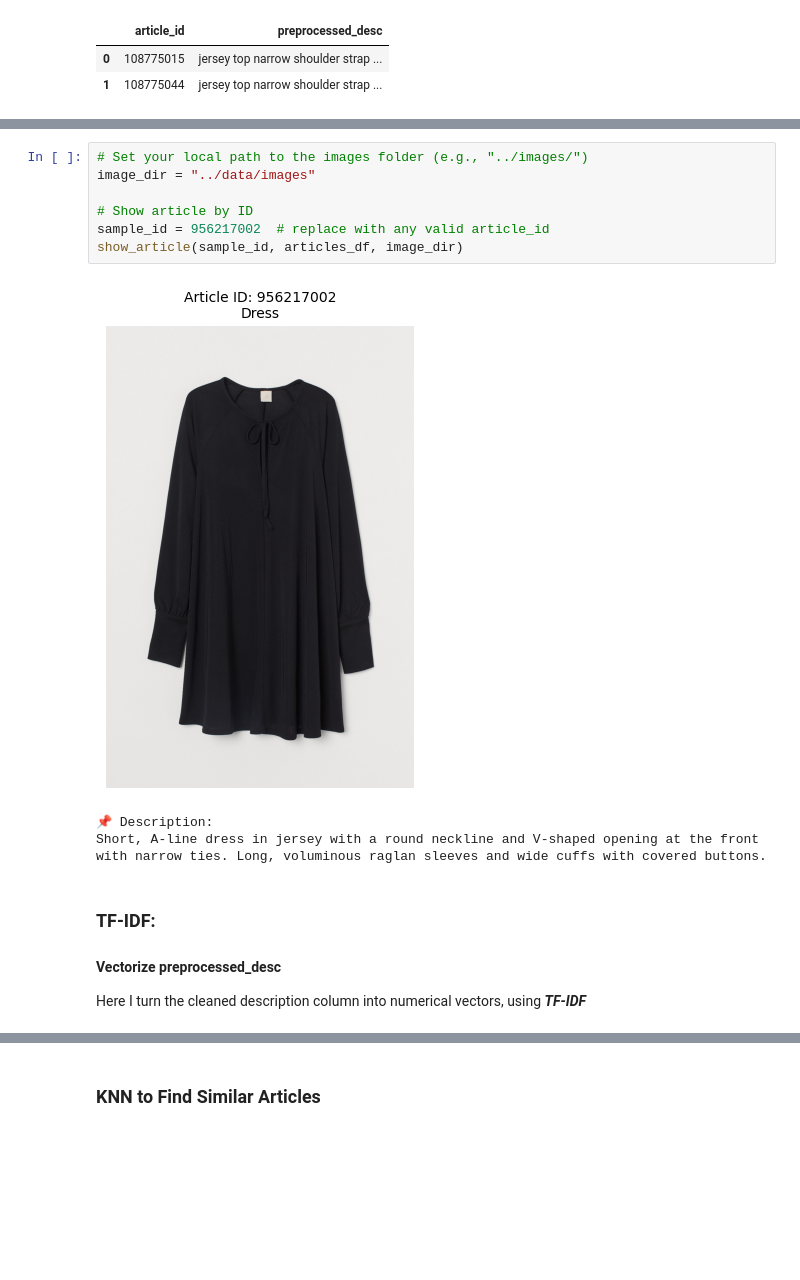
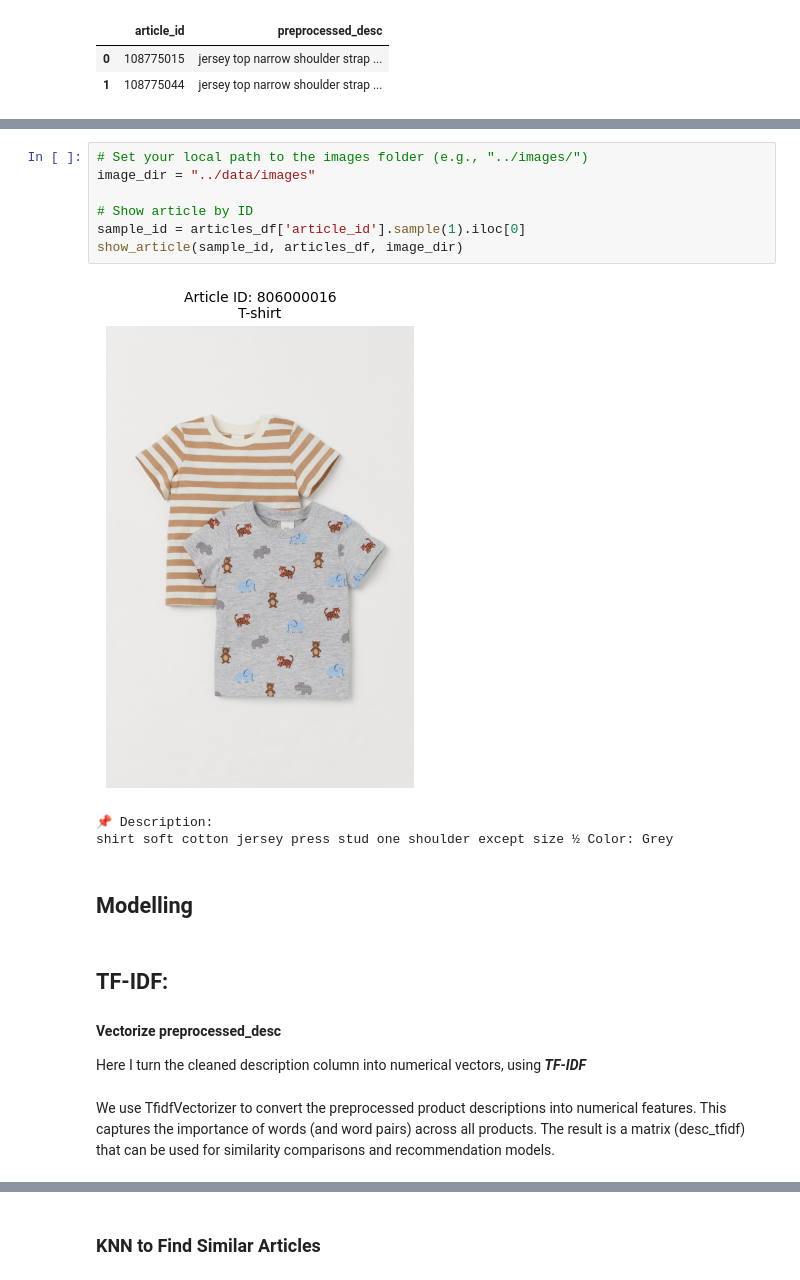
Before and after one commit to parisrahmani/HM-NLP-Recommender, a Jupyter notebook: notebooks/02-ContentBaseRecommendation.ipynb, the cells around one changed output, grey strips where cells are left out. Cells and saved outputs as stored; diff of their text form; blank space fills up the shorter version.

```diff
--- a/notebooks/02-ContentBaseRecommendation.ipynb
+++ b/notebooks/02-ContentBaseRecommendation.ipynb
@@ -132,18 +127,22 @@ Name: article_id, dtype: int64
-# %%
-# Set your local path to the images folder (e.g., "../images/")
-image_dir = "../data/images"
-
-# Show article by ID
-sample_id = 956217002  # replace with any valid article_id
-show_article(sample_id, articles_df, image_dir)
-# %% [output]
-[figure, removed]
-📌 Description:
-Short, A-line dress in jersey with a round neckline and V-shaped opening at the front with narrow ties. Long, voluminous raglan sleeves and wide cuffs with covered buttons.
+# %%
+# Set your local path to the images folder (e.g., "../images/")
+image_dir = "../data/images"
+
+# Show article by ID
+sample_id = articles_df['article_id'].sample(1).iloc[0]
+show_article(sample_id, articles_df, image_dir)
+# %% [output]
+[figure, added]
+📌 Description:
+shirt soft cotton jersey press stud one shoulder except size ½ Color: Grey
+# %% [markdown]
+## Modelling
 # %% [markdown]
-### TF-IDF:
+## TF-IDF:
 
 #### Vectorize preprocessed_desc
 
 Here I turn the cleaned description column into numerical vectors, using ***TF-IDF***
+# %% [markdown]
+We use TfidfVectorizer to convert the preprocessed product descriptions into numerical features. This captures the importance of words (and word pairs) across all products. The result is a matrix (desc_tfidf) that can be used for similarity comparisons and recommendation models.
 # %%
```
Also changed, not shown: parts of 45 cells of this notebook, 1 other file.
